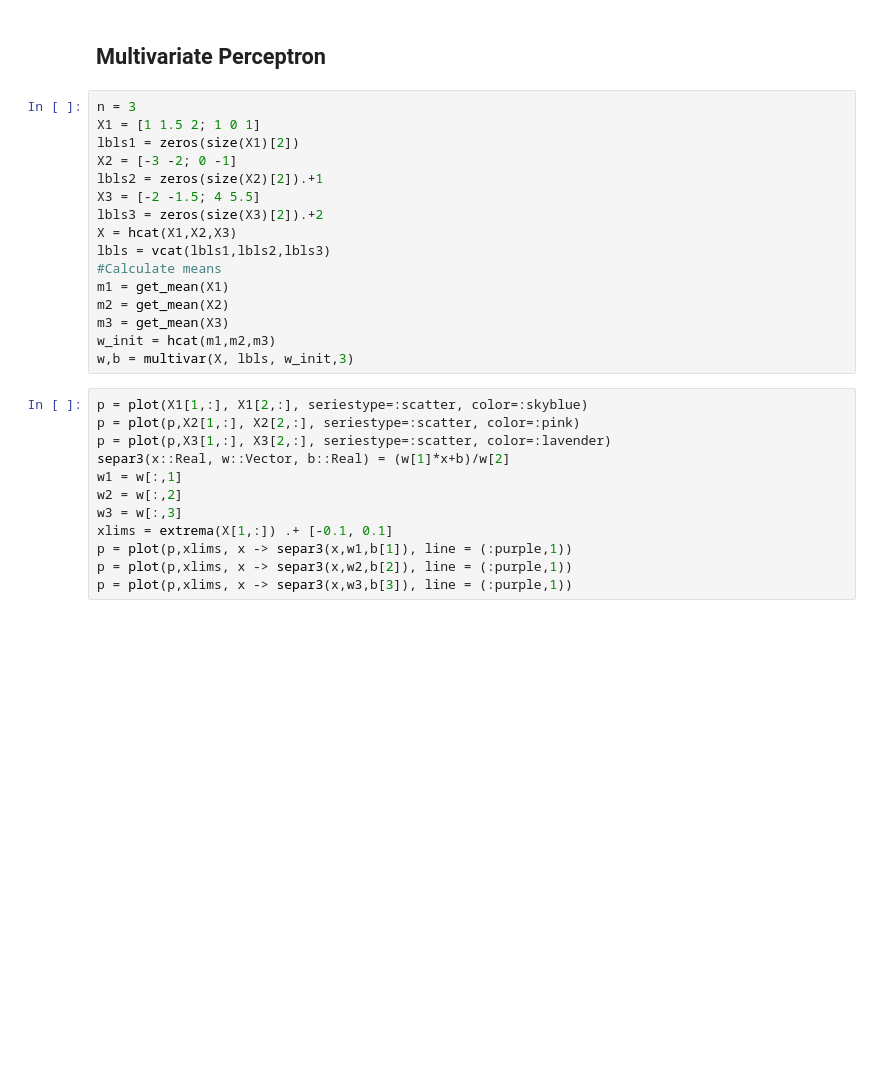
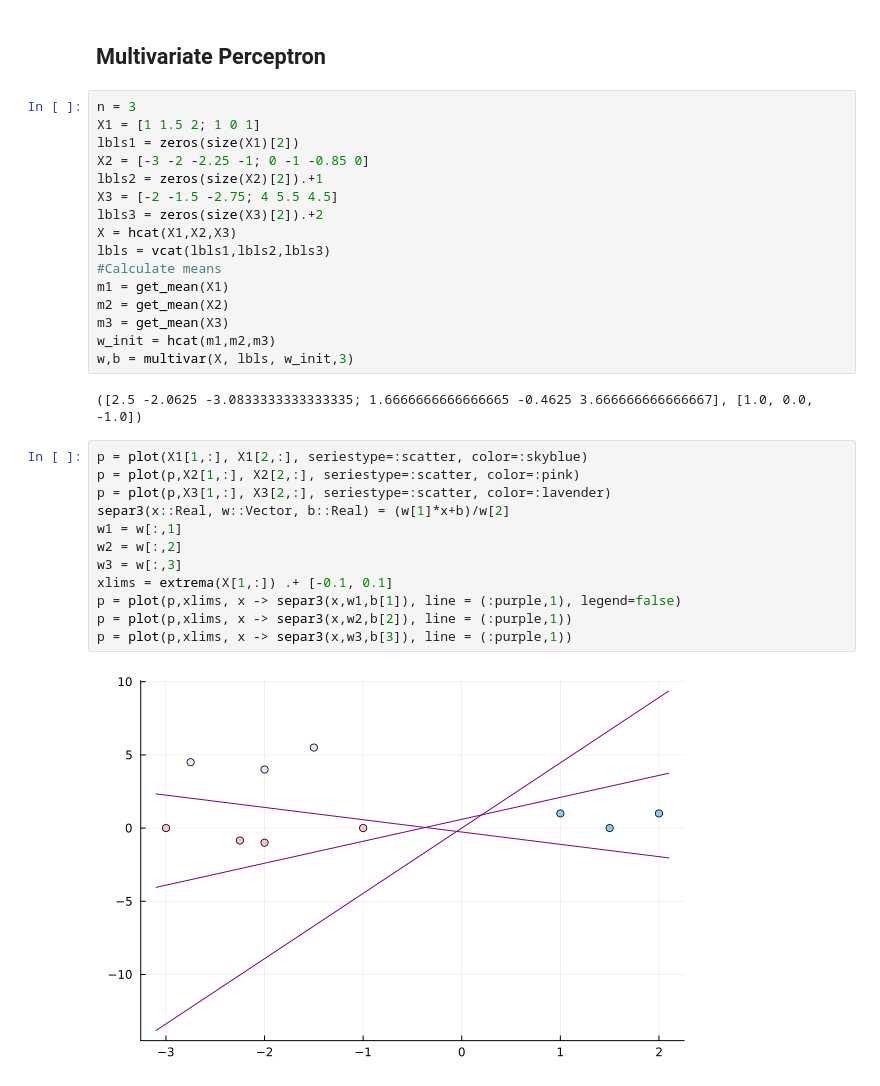
Before and after one commit to B0B36JUL-FinalProjects-2022/Projekt_korladia, a Jupyter notebook: examples/example.ipynb, the cells around one changed output. Drawn from its saved outputs; the diff is of its cells as text; blank space fills up the shorter version.

```diff
--- a/examples/example.ipynb
+++ b/examples/example.ipynb
@@ -180,9 +226,9 @@ display(p3)
 n = 3
 X1 = [1 1.5 2; 1 0 1]
 lbls1 = zeros(size(X1)[2])
-X2 = [-3 -2; 0 -1]
+X2 = [-3 -2 -2.25 -1; 0 -1 -0.85 0]
 lbls2 = zeros(size(X2)[2]).+1
-X3 = [-2 -1.5; 4 5.5]
+X3 = [-2 -1.5 -2.75; 4 5.5 4.5]
 lbls3 = zeros(size(X3)[2]).+2
 X = hcat(X1,X2,X3)
 lbls = vcat(lbls1,lbls2,lbls3)
@@ -192,18 +238,22 @@ m2 = get_mean(X2)
 m3 = get_mean(X3)
 w_init = hcat(m1,m2,m3)
 w,b = multivar(X, lbls, w_init,3)
+# %% [output]
+([2.5 -2.0625 -3.0833333333333335; 1.6666666666666665 -0.4625 3.666666666666667], [1.0, 0.0, -1.0])
 # %%
 p = plot(X1[1,:], X1[2,:], seriestype=:scatter, color=:skyblue)
 p = plot(p,X2[1,:], X2[2,:], seriestype=:scatter, color=:pink)
 p = plot(p,X3[1,:], X3[2,:], seriestype=:scatter, color=:lavender)
 separ3(x::Real, w::Vector, b::Real) = (w[1]*x+b)/w[2]
 w1 = w[:,1]
 w2 = w[:,2]
 w3 = w[:,3]
 xlims = extrema(X[1,:]) .+ [-0.1, 0.1]
-p = plot(p,xlims, x -> separ3(x,w1,b[1]), line = (:purple,1))
+p = plot(p,xlims, x -> separ3(x,w1,b[1]), line = (:purple,1), legend=false)
 p = plot(p,xlims, x -> separ3(x,w2,b[2]), line = (:purple,1))
 p = plot(p,xlims, x -> separ3(x,w3,b[3]), line = (:purple,1))
+# %% [output]
+[figure, added]
 # %%
 alphabet = ['A', 'B', 'C', 'D', 'E', 'H', 'I', 'J', 'K', 'L', 'M', 'N', 'P', 'R', 'S', 'T', 'U', 'V',
 'Y', 'Z']
```
Also changed, not shown: parts of 21 cells of this notebook.
